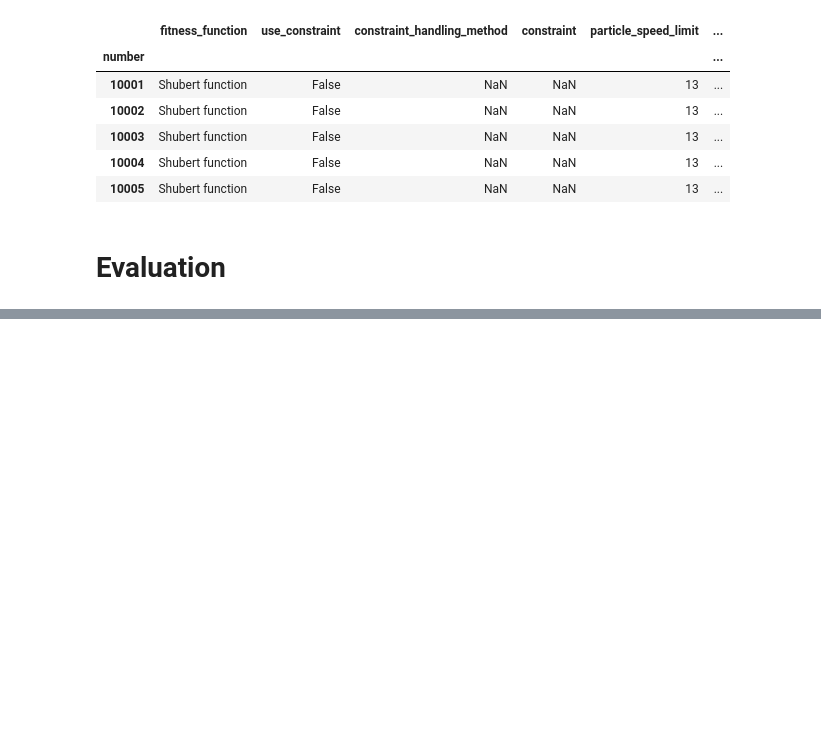
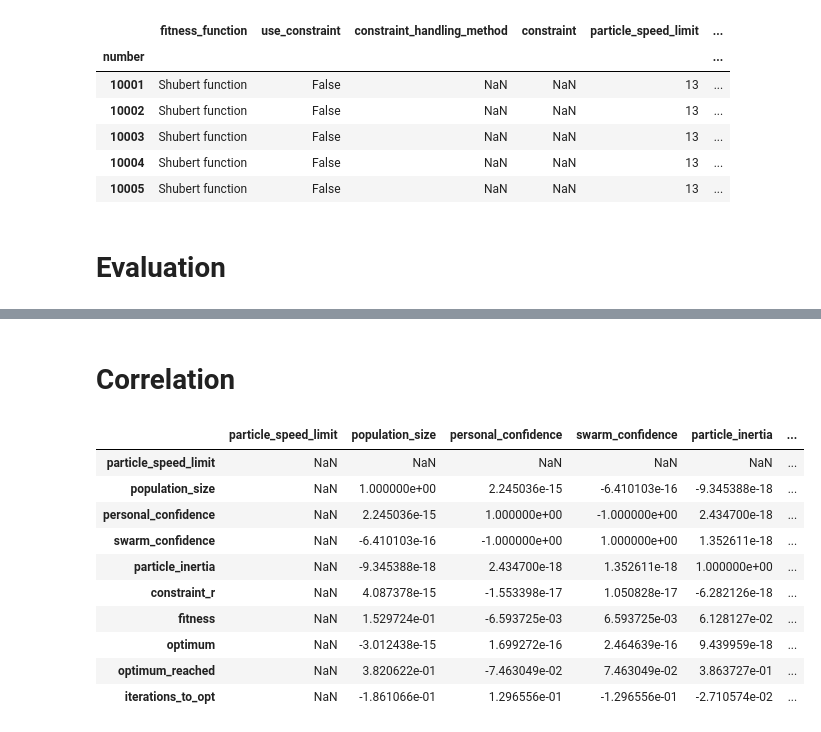
Before and after one commit to MarkusKiesel93/Self-Organizing_Systems, a Jupyter notebook: data_preperation.ipynb, the cells around one changed output, grey strips where cells are left out. Drawn from its saved outputs; the diff is of its cells as text; code cells hidden in the pictures; blank space fills up the shorter version.

Commit message:
added std to evaluation added correlation

```diff
--- a/data_preperation.ipynb
+++ b/data_preperation.ipynb
@@ -136,0 +139,16 @@ df[~df.use_constraint].groupby(['fitness_function', 'personal_confidence', 'swar
+# %% [markdown]
+# Correlation
+# %%
+df.drop(columns=["use_constraint", "iterations"]).corr()
+# %% [output]
+|  | particle_speed_limit | population_size | personal_confidence | swarm_confidence | particle_inertia | ... |
+| particle_speed_limit | NaN | NaN | NaN | NaN | NaN | ... |
+| population_size | NaN | 1.000000e+00 | 2.245036e-15 | -6.410103e-16 | -9.345388e-18 | ... |
+| personal_confidence | NaN | 2.245036e-15 | 1.000000e+00 | -1.000000e+00 | 2.434700e-18 | ... |
+| swarm_confidence | NaN | -6.410103e-16 | -1.000000e+00 | 1.000000e+00 | 1.352611e-18 | ... |
+| particle_inertia | NaN | -9.345388e-18 | 2.434700e-18 | 1.352611e-18 | 1.000000e+00 | ... |
+| constraint_r | NaN | 4.087378e-15 | -1.553398e-17 | 1.050828e-17 | -6.282126e-18 | ... |
+| fitness | NaN | 1.529724e-01 | -6.593725e-03 | 6.593725e-03 | 6.128127e-02 | ... |
+| optimum | NaN | -3.012438e-15 | 1.699272e-16 | 2.464639e-16 | 9.439959e-18 | ... |
+| optimum_reached | NaN | 3.820622e-01 | -7.463049e-02 | 7.463049e-02 | 3.863727e-01 | ... |
+| iterations_to_opt | NaN | -1.861066e-01 | 1.296556e-01 | -1.296556e-01 | -2.710574e-02 | ... |
```
Also changed, not shown: parts of 2 cells of this notebook.
